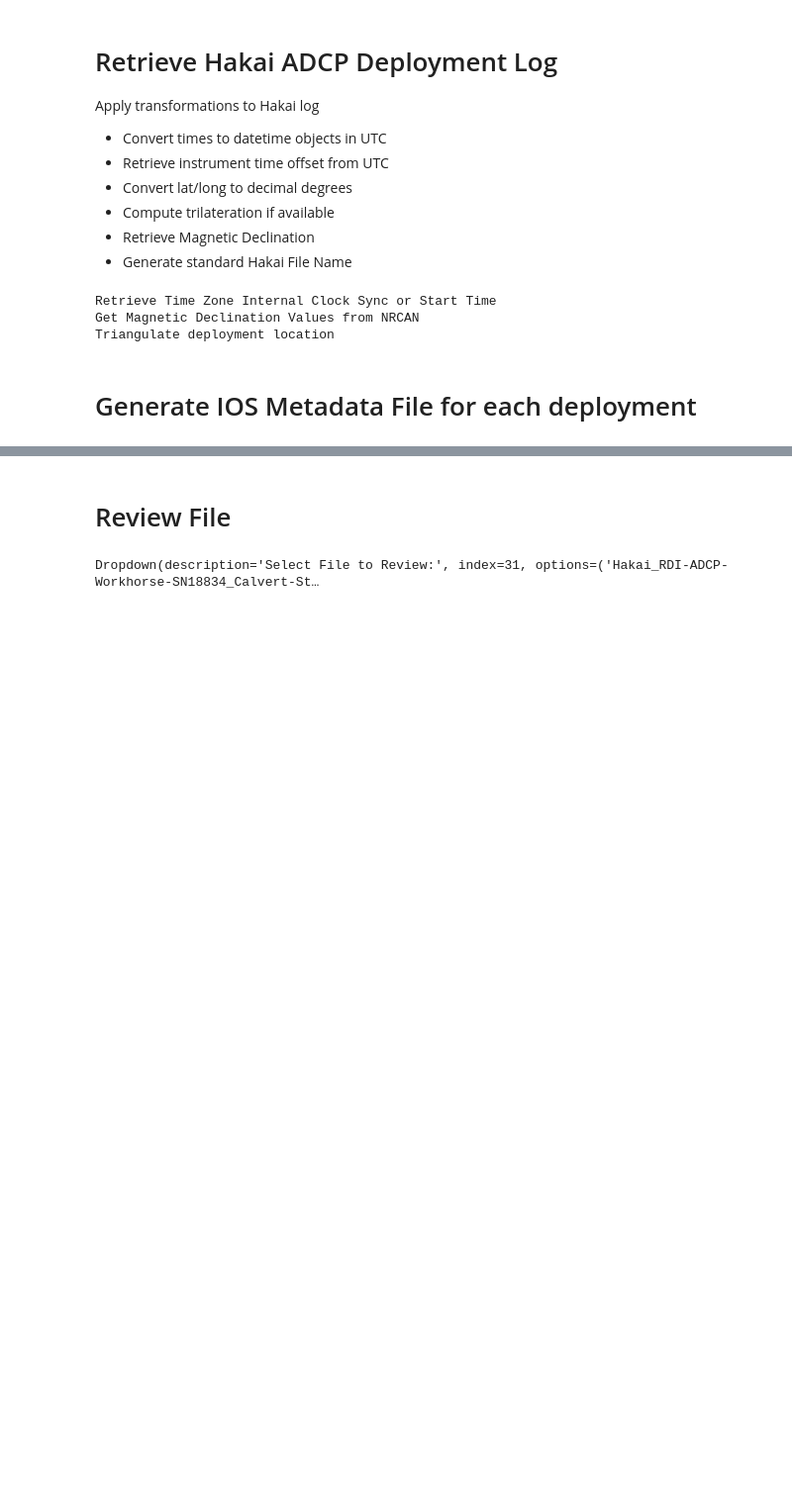
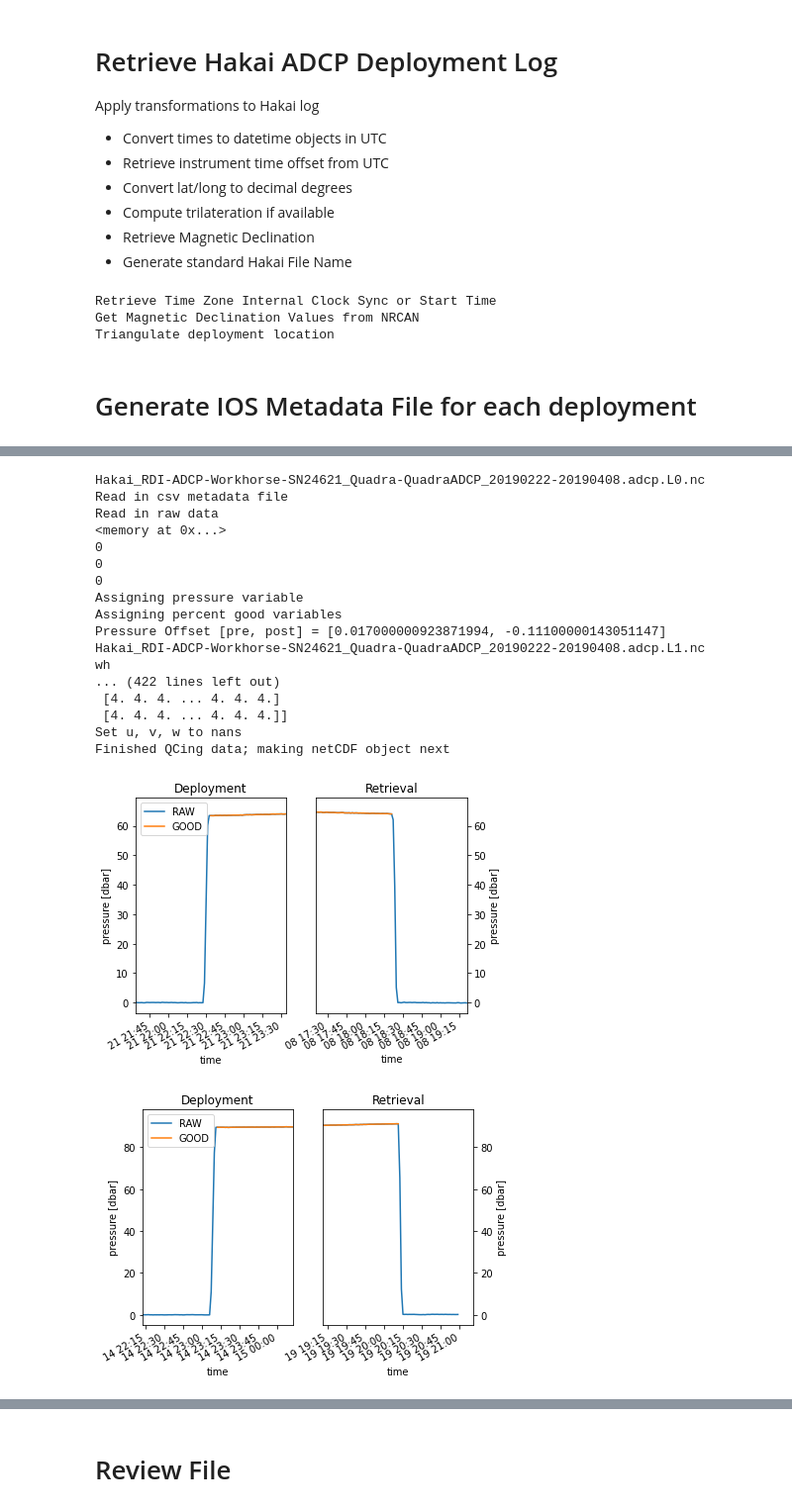
Before and after one commit to HakaiInstitute/process_ocean_timeseries, a Jupyter notebook: notebooks/process-adcp-timeseries-data.ipynb, the cells around one changed output, grey strips where cells are left out. Shown: that part at 99% size. Drawn from its saved outputs; the diff is of its cells as text; code cells hidden in the pictures; blank space fills up the shorter version.

Commit message:
Update jupyter notebook with sucessul ADCP method

```diff
--- a/notebooks/process-adcp-timeseries-data.ipynb
+++ b/notebooks/process-adcp-timeseries-data.ipynb
@@ -261,0 +133,25 @@ Read in raw data
+# %%
+# Process each files automatically
+for raw_file in raw_file_list:
+    meta_file = raw_file[0:-4] + '_meta.csv'
+    process_adcp.process_hakai_adcp(raw_file, meta_file, dest_dir)
+# %% [output]
+Hakai_RDI-ADCP-Workhorse-SN24621_Quadra-QuadraADCP_20190222-20190408.adcp.L0.nc
+Read in csv metadata file
+Read in raw data
+<memory at 0x...>
+0
+0
+0
+Assigning pressure variable
+Assigning percent good variables
+Pressure Offset [pre, post] = [0.017000000923871994, -0.11100000143051147]
+Hakai_RDI-ADCP-Workhorse-SN24621_Quadra-QuadraADCP_20190222-20190408.adcp.L1.nc
+wh
+... (422 lines left out)
+ [4. 4. 4. ... 4. 4. 4.]
+ [4. 4. 4. ... 4. 4. 4.]]
+Set u, v, w to nans
+Finished QCing data; making netCDF object next
+[figure, added]
+[figure, added]
@@ -268,14 +170 @@ import matplotlib.pyplot as plt
-# %%
-files = os.listdir(dest_dir)
-files = [file for file in files if file.endswith('.nc')]
-
-file_selector = widgets.Dropdown(
-    options=sorted(files),
-    value=files[0],
-    description='Select File to Review:',
-    disabled=False,
-)
-file_selector
-# %% [output]
-Dropdown(description='Select File to Review:', index=31, options=('Hakai_RDI-ADCP-Workhorse-SN18834_Calvert-St…
 # %%
```
Also changed, not shown: parts of 10 cells of this notebook.
